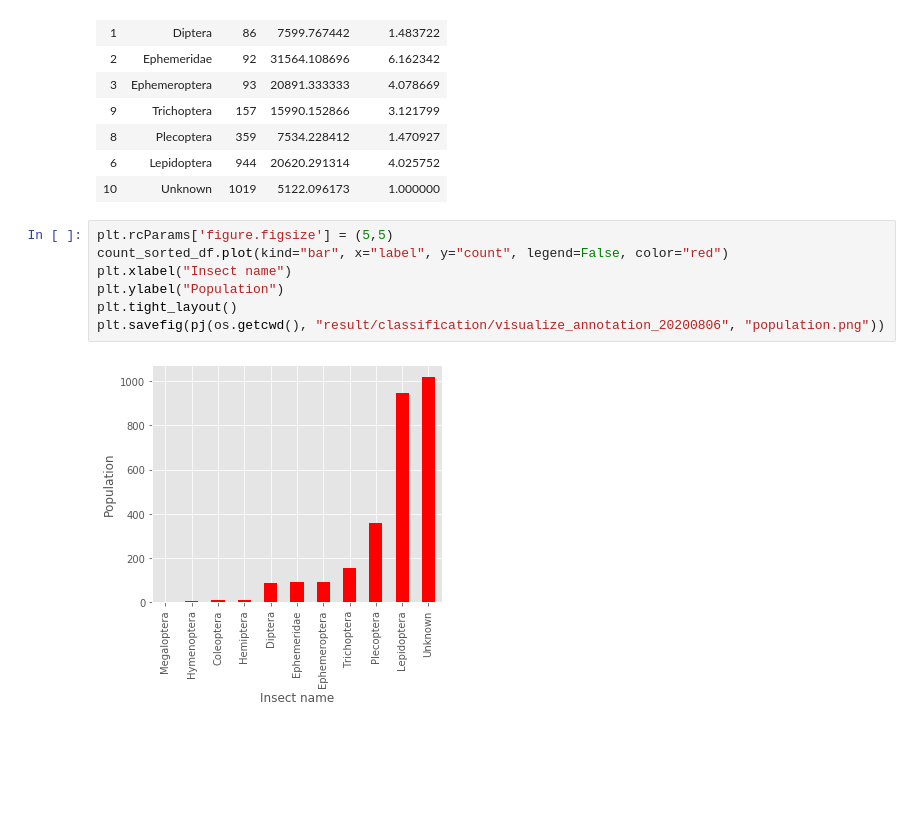
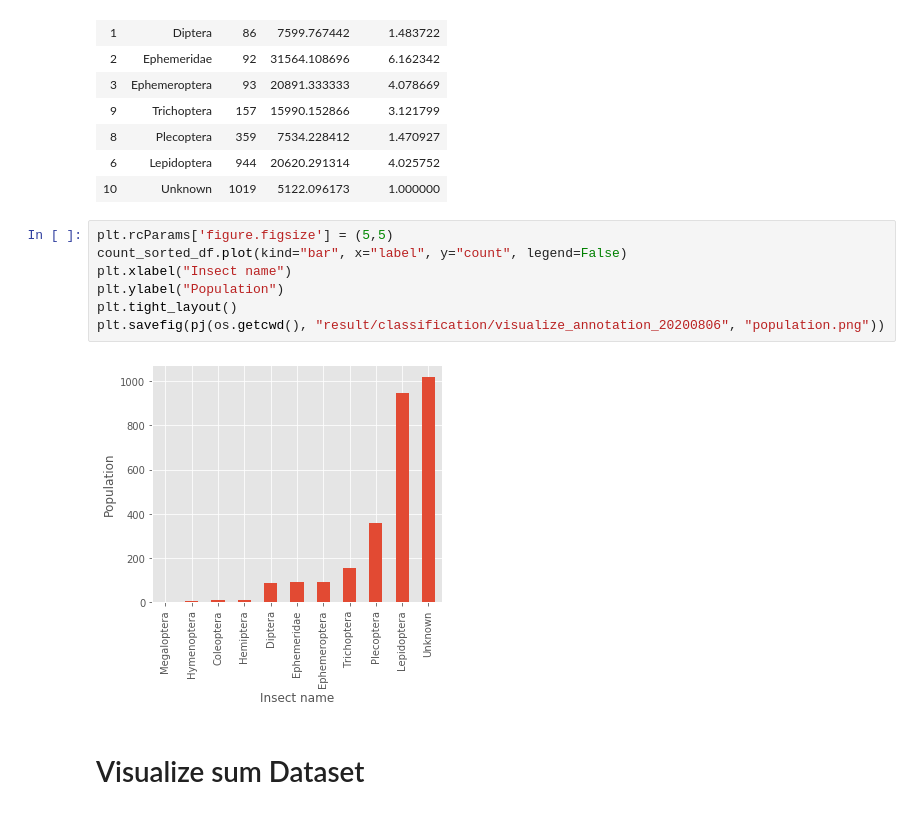
Before and after one commit to keiiti975/Insect_Phenology_Detector, a Jupyter notebook: result/classification/visualize_annotation_20200806/visualize_annotation.ipynb, the cells around one changed output. Drawn from its saved outputs; the diff is of its cells as text; blank space fills up the shorter version.

```diff
--- a/result/classification/visualize_annotation_20200806/visualize_annotation.ipynb
+++ b/result/classification/visualize_annotation_20200806/visualize_annotation.ipynb
@@ -194,10 +195,12 @@ count_sorted_df
 | 10 | Unknown | 1019 | 5122.096173 | 1.000000 |
 # %%
 plt.rcParams['figure.figsize'] = (5,5)
-count_sorted_df.plot(kind="bar", x="label", y="count", legend=False, color="red")
+count_sorted_df.plot(kind="bar", x="label", y="count", legend=False)
 plt.xlabel("Insect name")
 plt.ylabel("Population")
 plt.tight_layout()
 plt.savefig(pj(os.getcwd(), "result/classification/visualize_annotation_20200806", "population.png"))
 # %% [output]
-[figure, old version]
+[figure, new version]
+# %% [markdown]
+# Visualize sum Dataset
```
Also changed, not shown: parts of 31 cells of this notebook, 20 other files.
